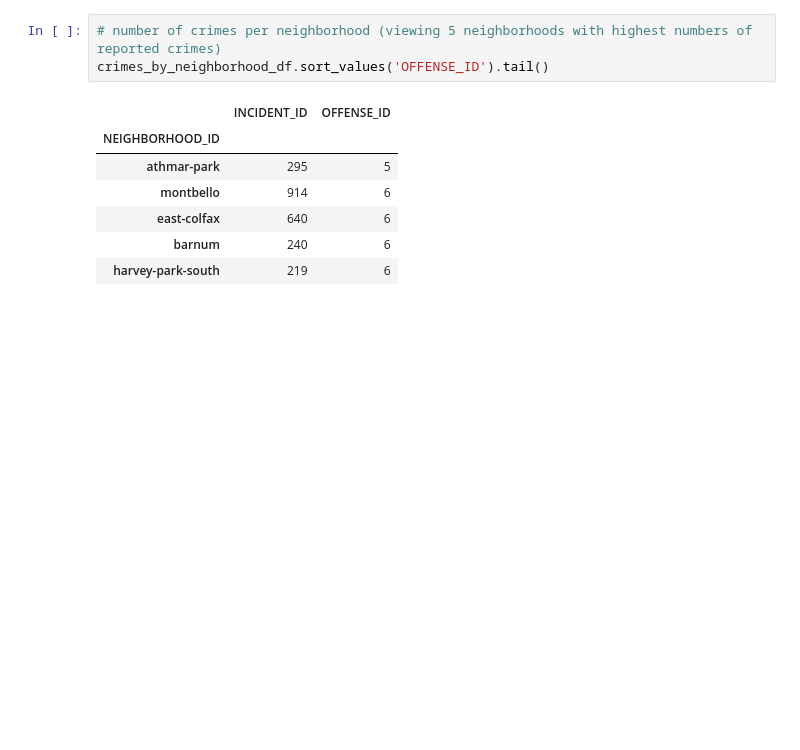
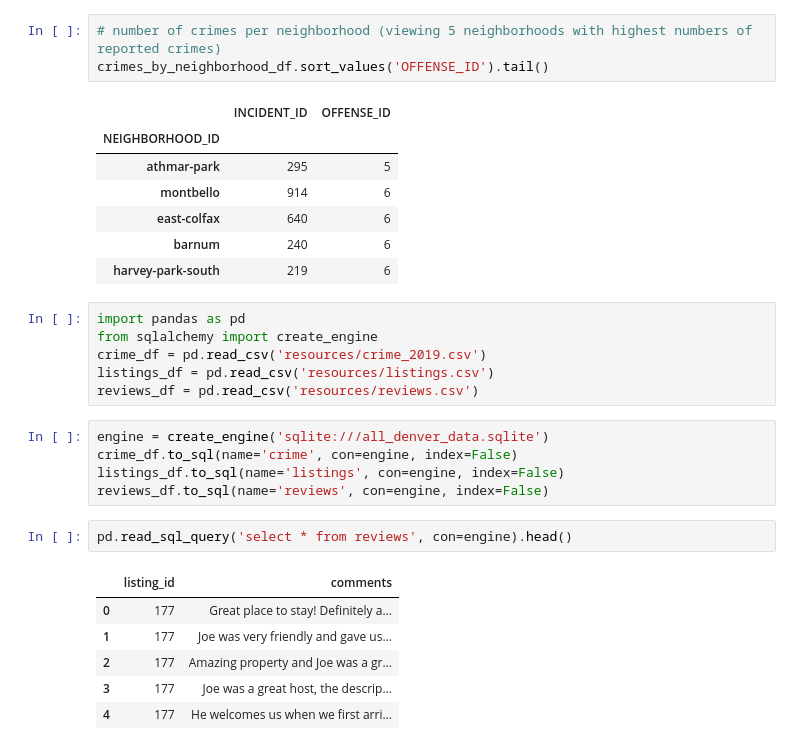
Before and after one commit to LaurensGitHub11/Project_2_LAMBs, a Jupyter notebook: laurens_data_exploration.ipynb, the cells around one changed output. Saved outputs shown, nothing was run; the diff lists cells and outputs as text; blank space fills up the shorter version.

Commit message:
added sqlite database

```diff
--- a/laurens_data_exploration.ipynb
+++ b/laurens_data_exploration.ipynb
@@ -188,3 +188,23 @@ crimes_by_neighborhood_df.sort_values('OFFENSE_ID').tail()
 | east-colfax | 640 | 6 |
 | barnum | 240 | 6 |
 | harvey-park-south | 219 | 6 |
+# %%
+import pandas as pd
+from sqlalchemy import create_engine
+crime_df = pd.read_csv('resources/crime_2019.csv')
+listings_df = pd.read_csv('resources/listings.csv')
+reviews_df = pd.read_csv('resources/reviews.csv')
+# %%
+engine = create_engine('sqlite:///all_denver_data.sqlite')
+crime_df.to_sql(name='crime', con=engine, index=False)
+listings_df.to_sql(name='listings', con=engine, index=False)
+reviews_df.to_sql(name='reviews', con=engine, index=False)
+# %%
+pd.read_sql_query('select * from reviews', con=engine).head()
+# %% [output]
+|  | listing_id | comments |
+| 0 | 177 | Great place to stay! Definitely a... |
+| 1 | 177 | Joe was very friendly and gave us... |
+| 2 | 177 | Amazing property and Joe was a gr... |
+| 3 | 177 | Joe was a great host, the descrip... |
+| 4 | 177 | He welcomes us when we first arri... |
```
Also changed, not shown: 1 other file.
